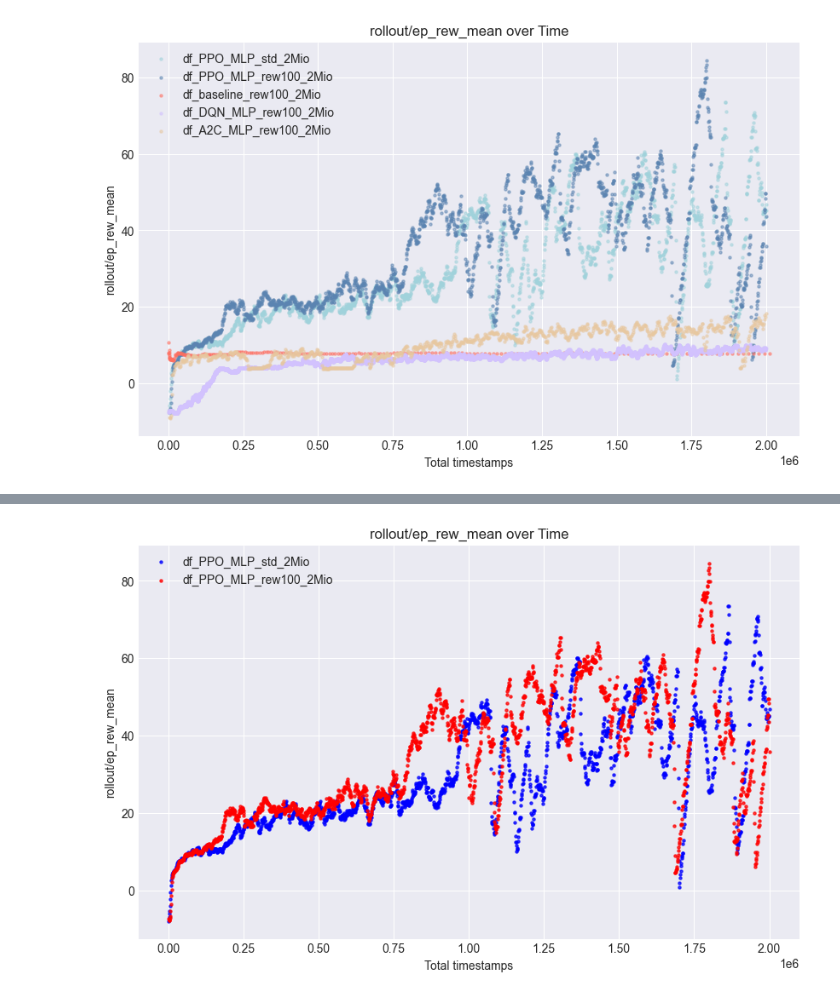
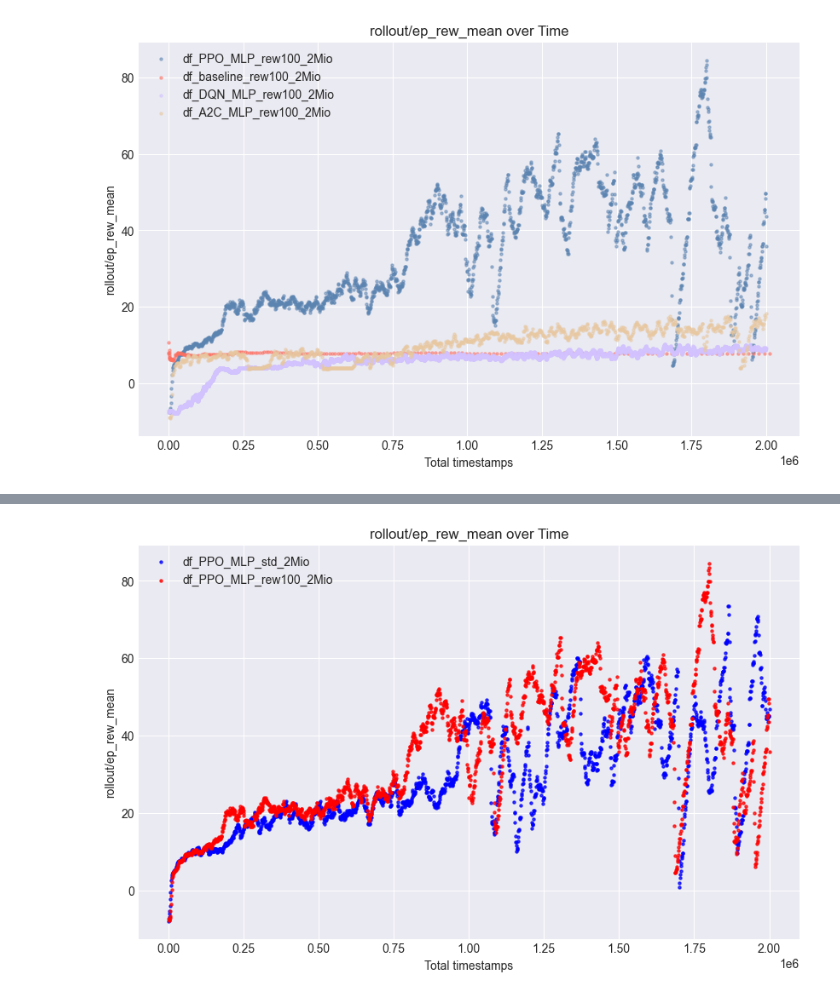
Before and after one commit to TobiasLudwig02/RLFlappyBird, a Jupyter notebook: logs/show_logs.ipynb, the cells around one changed output, grey strips where cells are left out. Saved outputs shown, nothing was run; the diff lists cells and outputs as text; code cells hidden in the pictures.

```diff
--- a/logs/show_logs.ipynb
+++ b/logs/show_logs.ipynb
@@ -17,30 +22,30 @@ df_A2C_MLP_rew100_2Mio = pd.read_csv(path_A2C_MLP_rew100_2Mio)
 # %%
 import matplotlib.pyplot as plt
 
 plt.style.use('seaborn-v0_8-darkgrid')  # This will apply a style similar to the provided image
 
 # Define the colors
 colors = {
     'df_PPO_MLP_std_2Mio': '#A0D2DB',  # light blue
     'df_PPO_MLP_rew100_2Mio': '#5B84B1',  # light green
     'df_baseline_rew100_2Mio': '#FF6F61',  # light red
     'df_DQN_MLP_rew100_2Mio': '#D2C2FF',  # light purple
     'df_A2C_MLP_rew100_2Mio': '#E7C8A0'  # light orange
 }
 s = 5
 alpha=0.5
 
 plt.figure(figsize=(10, 6))
-plt.scatter(df_PPO_MLP_std_2Mio['time/total_timesteps'], df_PPO_MLP_std_2Mio["rollout/ep_rew_mean"], alpha=alpha, label='df_PPO_MLP_std_2Mio', color=colors['df_PPO_MLP_std_2Mio'], s=s)
+# plt.scatter(df_PPO_MLP_std_2Mio['time/total_timesteps'], df_PPO_MLP_std_2Mio["rollout/ep_rew_mean"], alpha=alpha, label='df_PPO_MLP_std_2Mio', color=colors['df_PPO_MLP_std_2Mio'], s=s)
 plt.scatter(df_PPO_MLP_rew100_2Mio['time/total_timesteps'], df_PPO_MLP_rew100_2Mio["rollout/ep_rew_mean"], alpha=alpha, label='df_PPO_MLP_rew100_2Mio', color=colors['df_PPO_MLP_rew100_2Mio'], s=s)
 plt.scatter(df_baseline_rew100_2Mio['time/total_timesteps'], df_baseline_rew100_2Mio["rollout/ep_rew_mean"], alpha=alpha, label='df_baseline_rew100_2Mio', color=colors['df_baseline_rew100_2Mio'], s=s)
 plt.scatter(df_DQN_MLP_rew100_2Mio['time/total_timesteps'], df_DQN_MLP_rew100_2Mio["rollout/ep_rew_mean"], alpha=alpha, label='df_DQN_MLP_rew100_2Mio', color=colors['df_DQN_MLP_rew100_2Mio'], s=s)
 plt.scatter(df_A2C_MLP_rew100_2Mio['time/total_timesteps'], df_A2C_MLP_rew100_2Mio["rollout/ep_rew_mean"], alpha=alpha, label='df_A2C_MLP_rew100_2Mio', color=colors['df_A2C_MLP_rew100_2Mio'], s=s)
 plt.title("rollout/ep_rew_mean over Time")
 plt.xlabel('Total timestamps')
 plt.ylabel("rollout/ep_rew_mean")
 plt.legend()
 plt.grid(True)
 plt.show()
 # %% [output]
-[figure, old version]
+[figure, new version]
```
Also changed, not shown: parts of 2 cells of this notebook.
